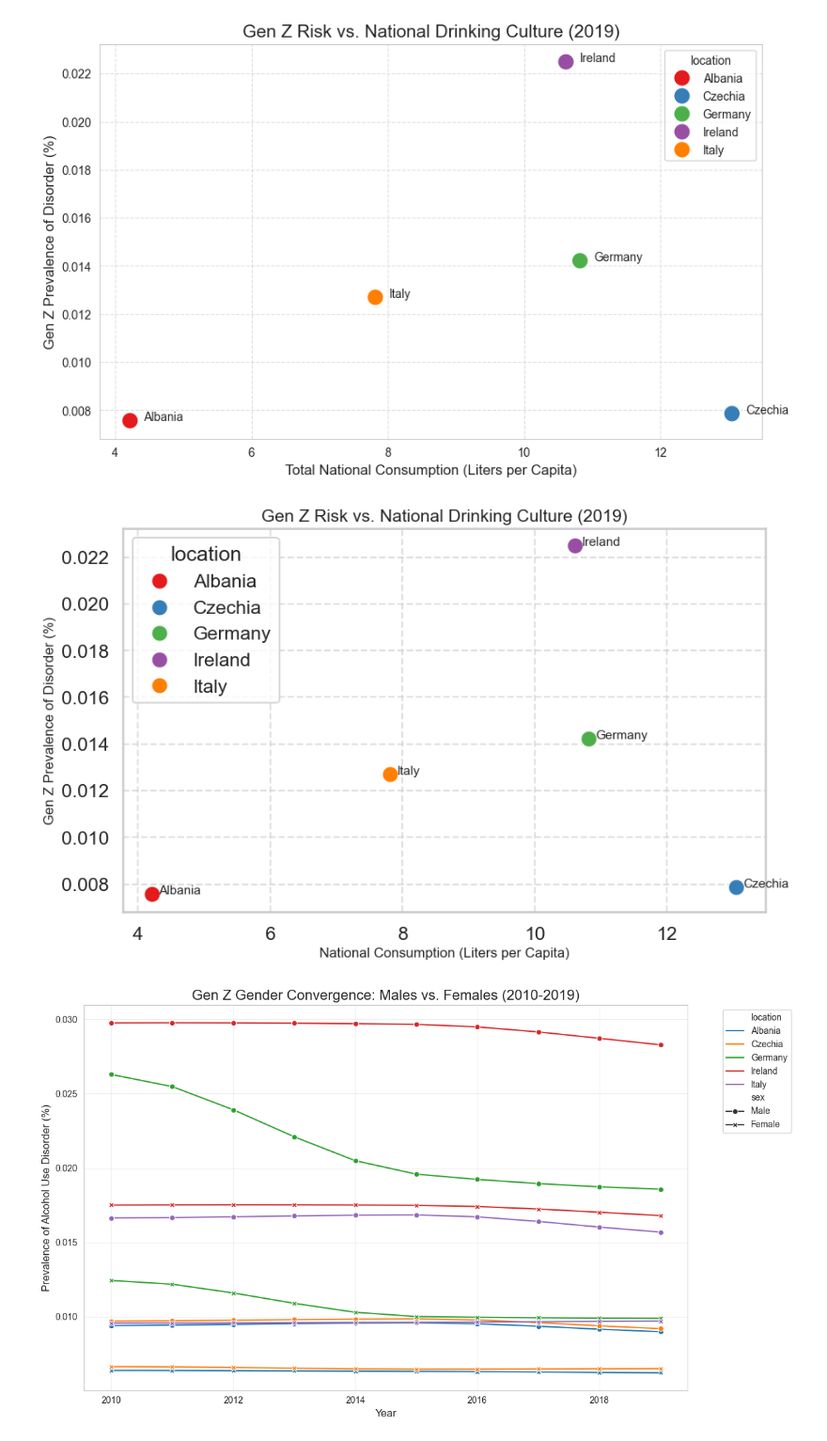
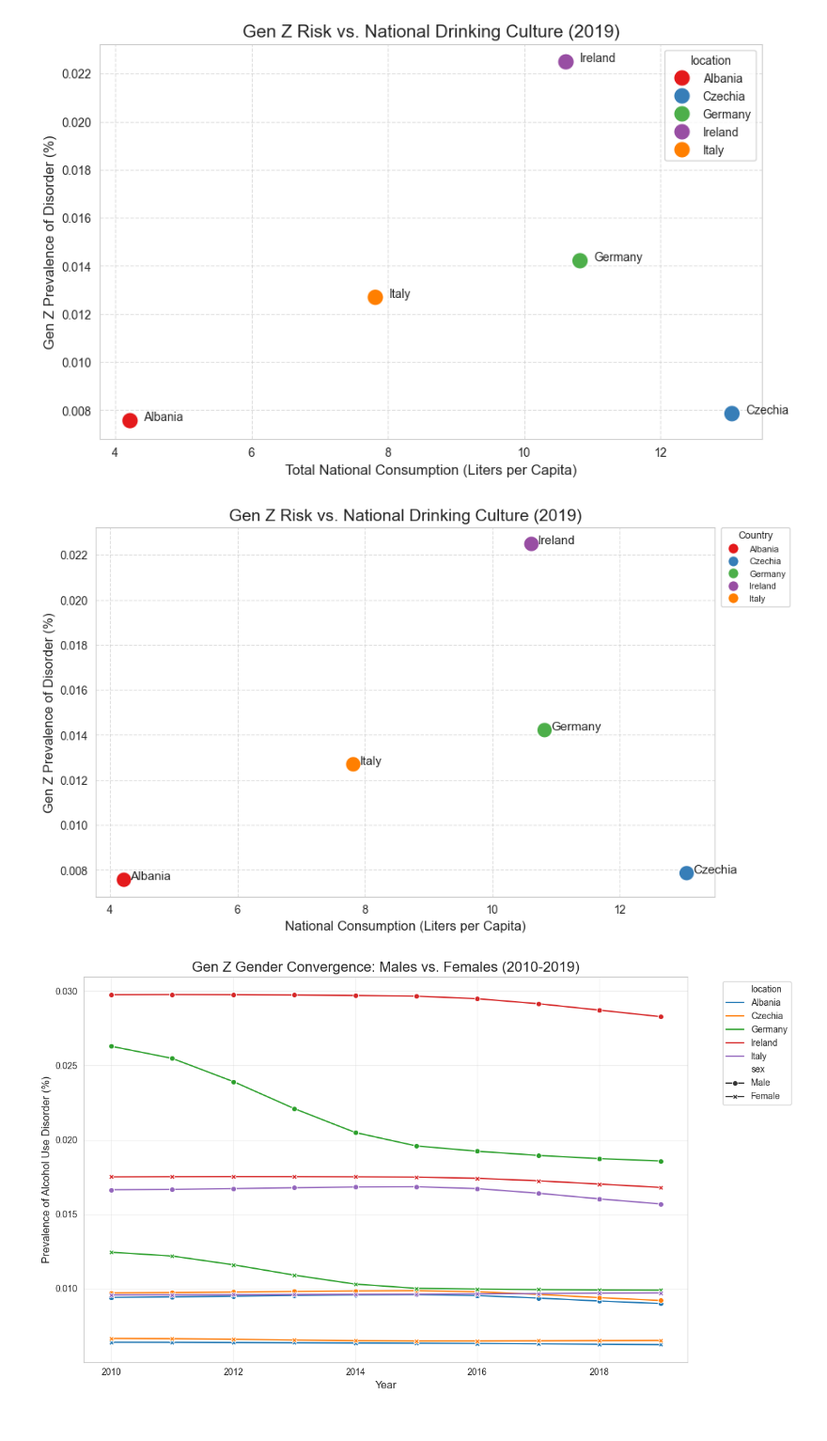
Before and after one commit to justdayane/da-capstone-project-dayane-ernesto, a Jupyter notebook: Ernestos_finds/Exploration_part_2.ipynb, the cells around one changed output. Shown at 94% size. Saved outputs shown, nothing was run; the diff lists cells and outputs as text; code cells hidden in the pictures.

```diff
--- a/Ernestos_finds/Exploration_part_2.ipynb
+++ b/Ernestos_finds/Exploration_part_2.ipynb
@@ -451,35 +477,45 @@ genz_cultural = final_study_df[
 ]
 
 plt.figure(figsize=(10, 6))
 
 # 2. CORRECTED: Set x to 'liters_per_capita'
 plot = sns.scatterplot(
     data=genz_cultural,
     x='liters_per_capita',
     y='precent_of_prevalence',
     hue='location',
     s=200,
     palette='Set1'
 )
 
 # 3. Updated Labels to match the new data
 for i in range(genz_cultural.shape[0]):
     plt.text(
         genz_cultural.liters_per_capita.iloc[i] + 0.1,
         genz_cultural.precent_of_prevalence.iloc[i],
         genz_cultural.location.iloc[i],
         fontsize=11
     )
 
 plt.title('Gen Z Risk vs. National Drinking Culture (2019)', fontsize=15)
 plt.xlabel('National Consumption (Liters per Capita)', fontsize=12) # NEW LABEL
 plt.ylabel('Gen Z Prevalence of Disorder (%)', fontsize=12)
 plt.grid(True, linestyle='--', alpha=0.6)
+
+plt.legend(
+    bbox_to_anchor=(1.01, 1),
+    loc='upper left',
+    borderaxespad=0,
+    fontsize=8,
+    markerscale=0.7,
+    title='Country',
+    title_fontsize=9
+)
+plt.tight_layout
 plt.savefig('master_economic_bubble_chart.png')
-
 plt.show()
 # %% [output]
-[figure, old version]
+[figure, new version]
 # %%
 # 1. Filter for our specific Gender comparison (removing 'Both Sexes')
 gender_df = final_study_df[
```
Also changed, not shown: parts of 7 cells of this notebook, 12 other files.
